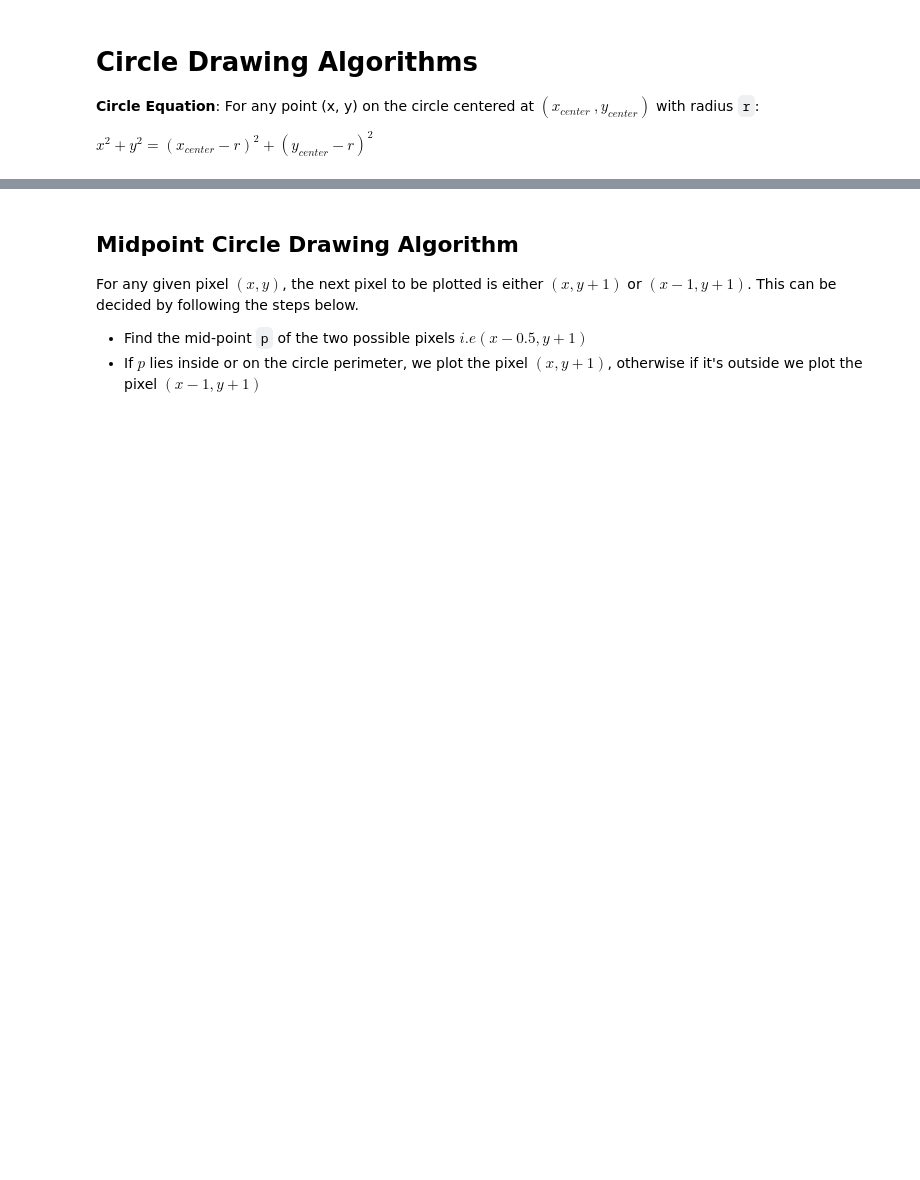
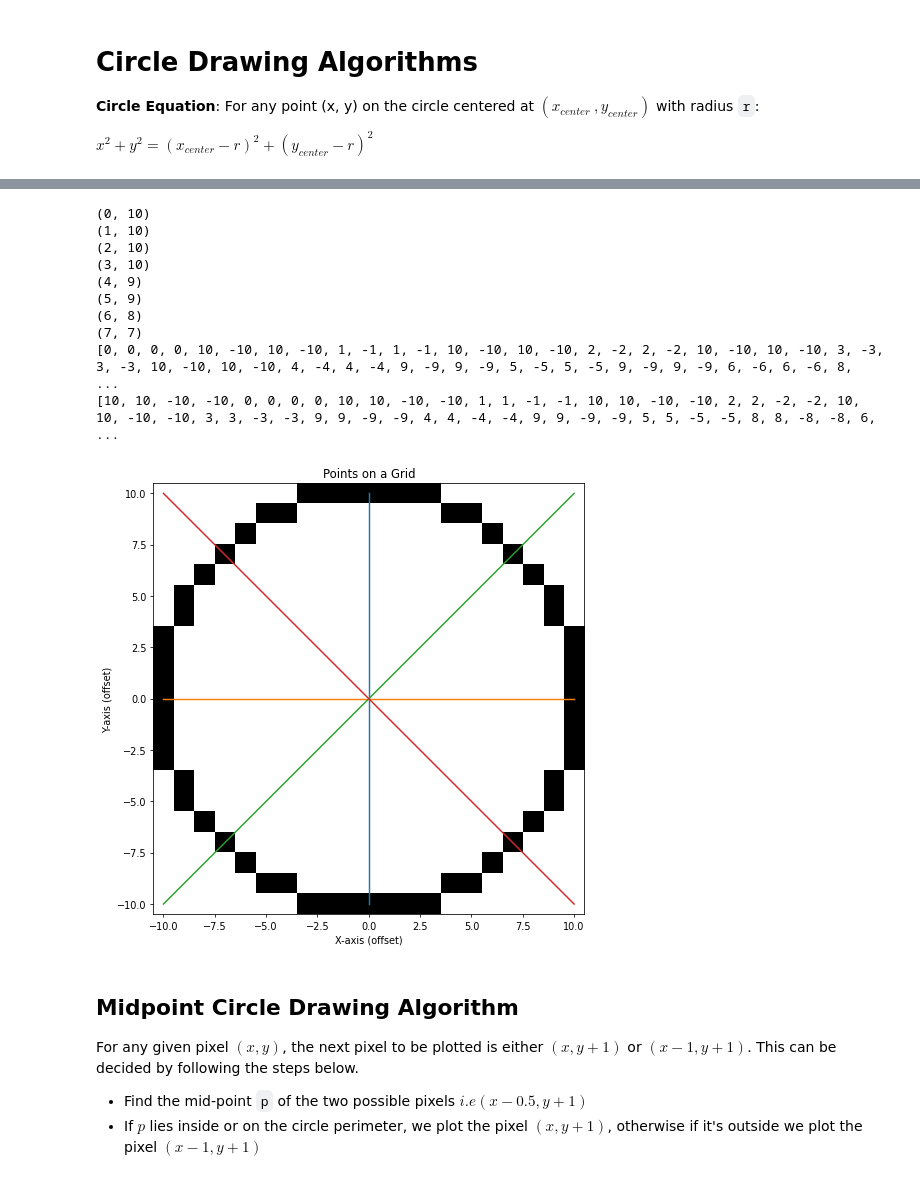
Before and after one commit to Shnku/pythoning_stuff, a Jupyter notebook: cg_algo/circledraw.ipynb, the cells around one changed output, grey strips where cells are left out. Cells and saved outputs as stored; diff of their text form; code cells hidden in the pictures; blank space fills up the shorter version.

Commit message:
bresenham circle , fix grid drawing visualization 	modified added drawing fix:   circledraw.ipynb 	modified minimize:   linedraw.ipynb

```diff
--- a/cg_algo/circledraw.ipynb
+++ b/cg_algo/circledraw.ipynb
@@ -37,3 +98,21 @@ def draw(x, y, size=70, log=False):  # function for grid plotting
+# %%
+x, y, a, b = draw_circle(10)
+
+print(x)
+print(y)
+draw(x, y)
+# %% [output]
+(0, 10)
+(1, 10)
+(2, 10)
+(3, 10)
+(4, 9)
+(5, 9)
+(6, 8)
+(7, 7)
+[0, 0, 0, 0, 10, -10, 10, -10, 1, -1, 1, -1, 10, -10, 10, -10, 2, -2, 2, -2, 10, -10, 10, -10, 3, -3, 3, -3, 10, -10, 10, -10, 4, -4, 4, -4, 9, -9, 9, -9, 5, -5, 5, -5, 9, -9, 9, -9, 6, -6, 6, -6, 8,  ...
+[10, 10, -10, -10, 0, 0, 0, 0, 10, 10, -10, -10, 1, 1, -1, -1, 10, 10, -10, -10, 2, 2, -2, -2, 10, 10, -10, -10, 3, 3, -3, -3, 9, 9, -9, -9, 4, 4, -4, -4, 9, 9, -9, -9, 5, 5, -5, -5, 8, 8, -8, -8, 6,  ...
+[figure, added]
 # %% [markdown]
 ##  Midpoint Circle Drawing Algorithm
 
```
Also changed, not shown: parts of 7 cells of this notebook, 1 other file.
